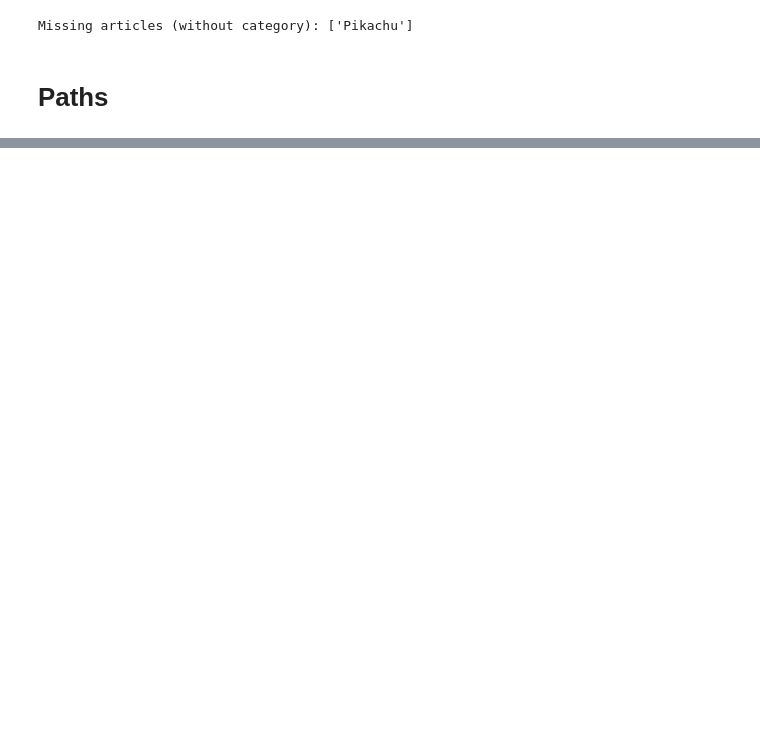
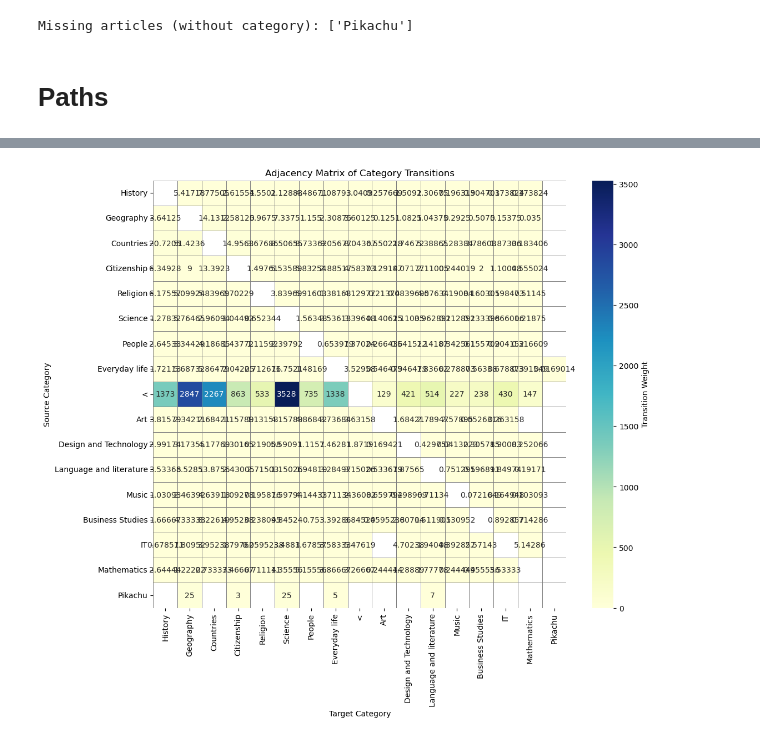
Before and after one commit to epfl-ada/ada-2024-project-the5outliers, a Jupyter notebook: categories_exploration.ipynb, the cells around one changed output, grey strips where cells are left out. Saved outputs shown, nothing was run; the diff lists cells and outputs as text; code cells hidden in the pictures; blank space fills up the shorter version.

```diff
--- a/categories_exploration.ipynb
+++ b/categories_exploration.ipynb
@@ -305,11 +364,0 @@ Median Weight: 311.0
-# %%
-# Step 1: Build the network
-G = build_network(df_unfinished, df_categories_filtered)
-
-# Step 2: Filter and plot the network with a specific threshold and top connections
-H = filter_network(G, weight_threshold=10, top_n=2)
-plot_network(H, title="Filtered Network ")
-
-# Step 3: Analyze edge weights and get thresholds (if want to explore different thresholds)
-mean_weight, median_weight, percentile_75, percentile_90 = analyze_edge_weights(G)
-plot_network_with_thresholds(G, [mean_weight, median_weight, percentile_75, percentile_90])
@@ -326,0 +487,24 @@ Median Weight: 109.0
+# %%
+def create_adjacency_matrix(G):
+    """
+    Create an adjacency matrix of the graph.
+    """
+    adjacency_matrix = nx.to_pandas_adjacency(G, weight='weight')
+    return adjacency_matrix
+
+# Example usage
+adj_matrix = create_adjacency_matrix(G_normalized)
+
+# Plot the adjacency matrix
+plt.figure(figsize=(12, 10))
+# Create a mask for zero values
+mask = adj_matrix == 0
+# Plot with a diverging color map and mask for zero values
+sns.heatmap(adj_matrix, cmap='YlGnBu', mask=mask, annot=True, fmt='g', cbar_kws={'label': 'Transition Weight'},
+            linewidths=0.5, linecolor='grey', vmin=adj_matrix.values.min(), vmax=adj_matrix.values.max())
+plt.title("Adjacency Matrix of Category Transitions")
+plt.xlabel("Target Category")
+plt.ylabel("Source Category")
+plt.show()
+# %% [output]
+[figure, added]
```
Also changed, not shown: parts of 15 cells of this notebook, 2 other files.
